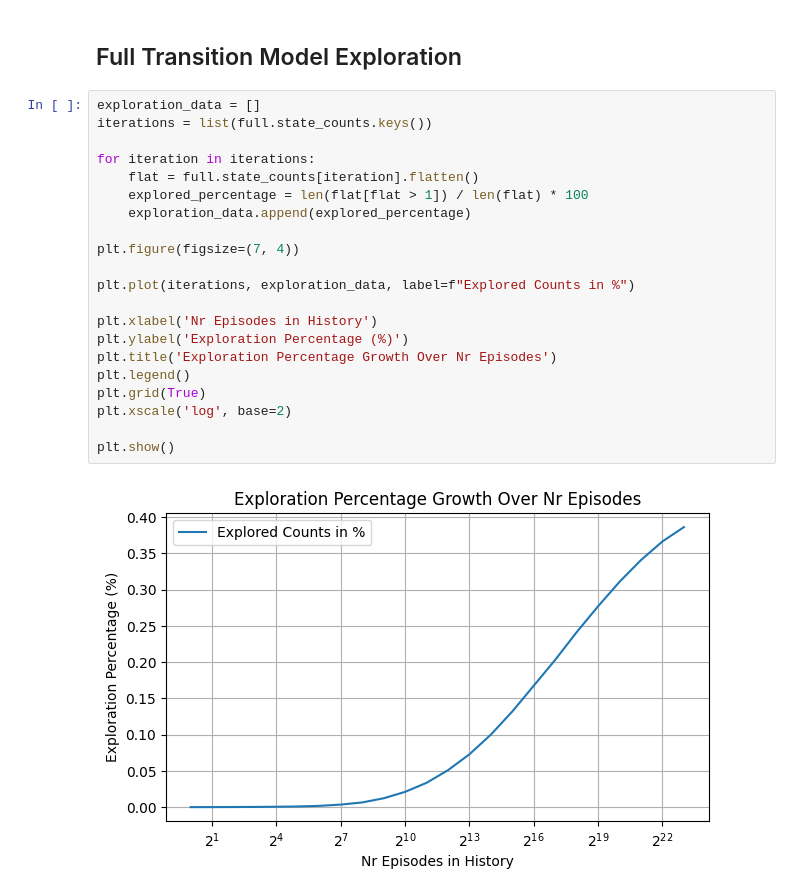
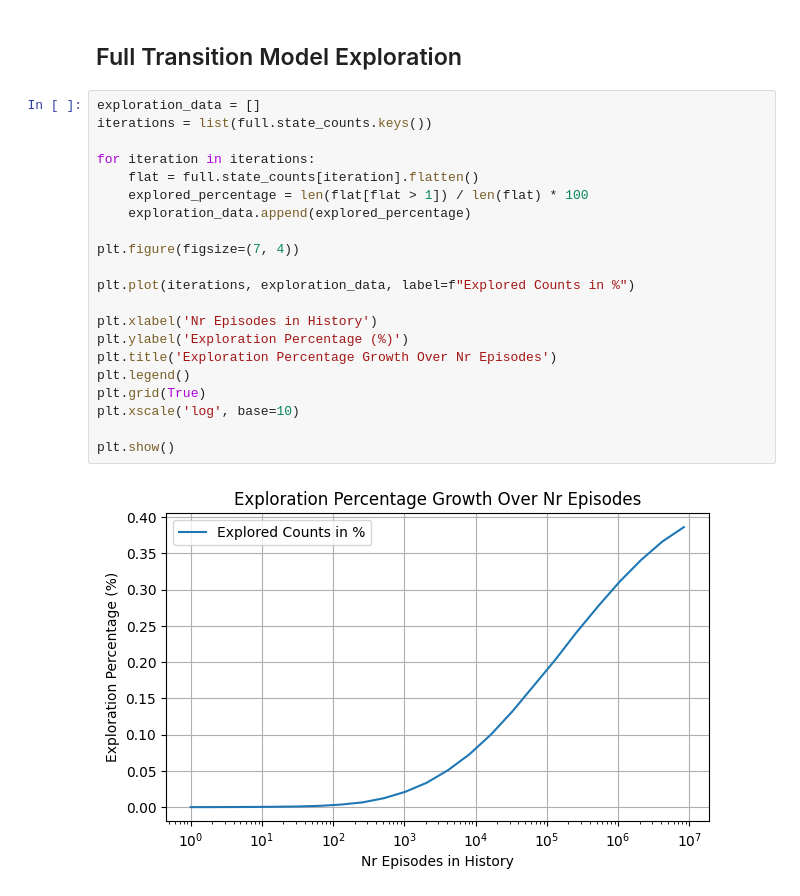
Before and after one commit to luisastue/hc-rl-thompson-sampling, a Jupyter notebook: sepsis/custom_sepsis/src/custom_sepsis/history.ipynb, the cells around one changed output. Drawn from its saved outputs; the diff is of its cells as text.

```diff
--- a/sepsis/custom_sepsis/src/custom_sepsis/history.ipynb
+++ b/sepsis/custom_sepsis/src/custom_sepsis/history.ipynb
@@ -108,26 +108,26 @@ plt.show()
 # %%
 exploration_data = []
 iterations = list(full.state_counts.keys())
 
 for iteration in iterations:
     flat = full.state_counts[iteration].flatten()
     explored_percentage = len(flat[flat > 1]) / len(flat) * 100
     exploration_data.append(explored_percentage)
 
 plt.figure(figsize=(7, 4))
 
 plt.plot(iterations, exploration_data, label=f"Explored Counts in %")
 
 plt.xlabel('Nr Episodes in History')
 plt.ylabel('Exploration Percentage (%)')
 plt.title('Exploration Percentage Growth Over Nr Episodes')
 plt.legend()
 plt.grid(True)
-plt.xscale('log', base=2)
+plt.xscale('log', base=10)
 
 plt.show()
 # %% [output]
-[figure, old version]
+[figure, new version]
 # %%
 x_simple = []
 x_medium = []
```
Also changed, not shown: parts of 5 cells of this notebook, 3 other files.
